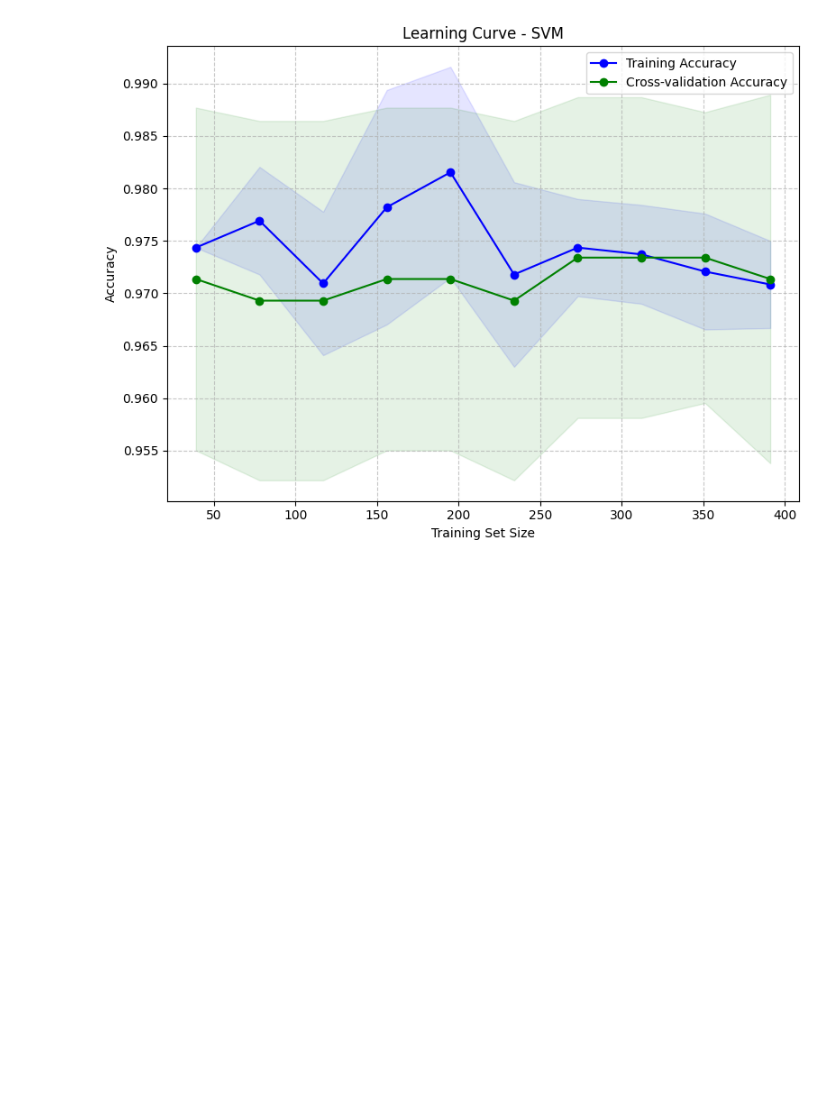
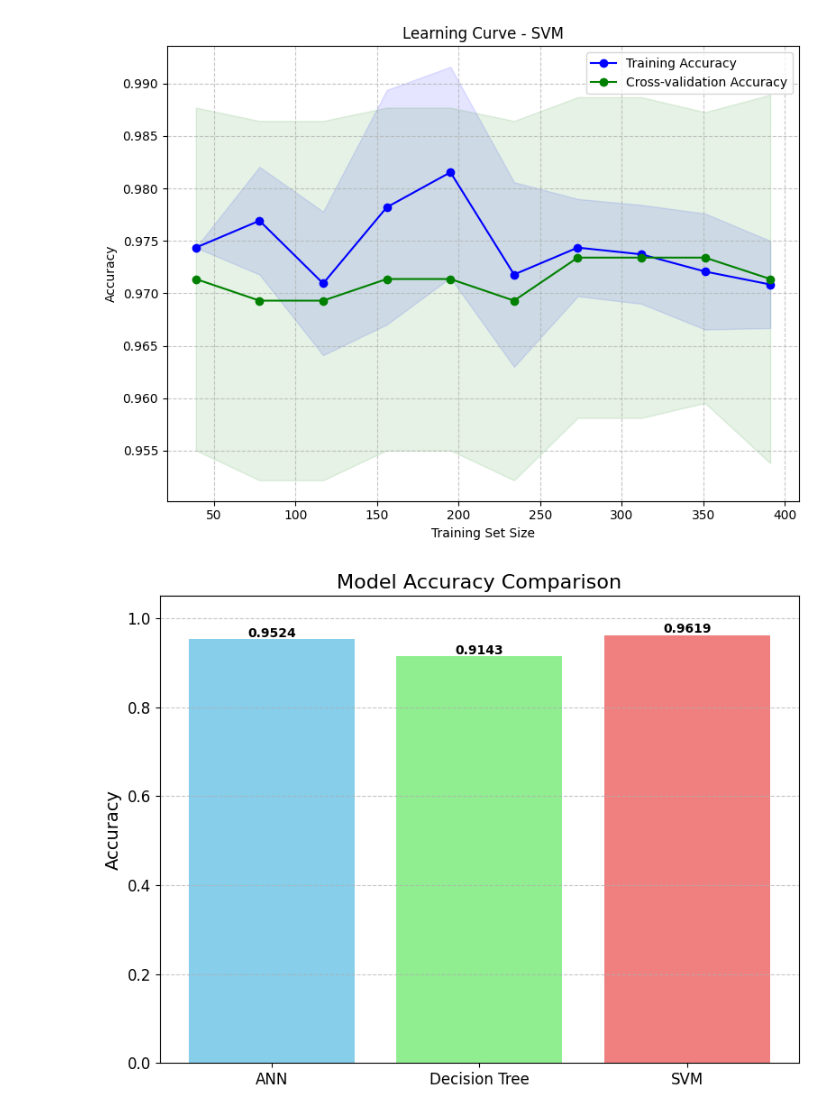
Before and after one commit to Rabia-Akhtr/Data-Science-Project-Breast_Cancer_Classification_ML, a Jupyter notebook: Data_Science_Project.ipynb, the cells around one changed output. Cells and saved outputs as stored; diff of their text form; code cells hidden in the pictures; blank space fills up the shorter version.

```diff
--- a/Data_Science_Project.ipynb
+++ b/Data_Science_Project.ipynb
@@ -964,6 +968,10 @@ from sklearn.metrics import accuracy_score, precision_score, recall_score, f1_sc
 def evaluate_decision_tree(model, X_test, y_test):
     y_pred = model.predict(X_test)
     y_prob = model.predict_proba(X_test)[:, 1]
+
+    # ROC curve calculated ONCE
+    fpr, tpr, thresholds = roc_curve(y_test, y_prob)
+
     tn, fp, fn, tp = confusion_matrix(y_test, y_pred).ravel()
 
     metrics = {
@@ -973,10 +981,10 @@ def evaluate_decision_tree(model, X_test, y_test):
         'f1': f1_score(y_test, y_pred),
         'specificity': tn / (tn + fp),
         'npv': tn / (tn + fn) if (tn + fn) > 0 else 0,
-        'roc_auc': auc(*roc_curve(y_test, y_prob)[:2]), # ← AUC = SCORE (a single number)
+        'roc_auc': auc(fpr, tpr),  # reuse fpr, tpr
         'confusion_matrix': confusion_matrix(y_test, y_pred),
-        'fpr': roc_curve(y_test, y_prob)[0],   # ← FPR values for ROC plot
-        'tpr': roc_curve(y_test, y_prob)[1]    # ← TPR values for ROC plot
+        'fpr': fpr,
+        'tpr': tpr
     }
     return metrics
 
@@ -1382,3 +1385,41 @@ def plot_learning_curve(model, X_train, y_train, model_name="SVM"):
 plot_learning_curve(best_svm, X_train_scaled, y_train, model_name="SVM")
 # %% [output]
 [figure]
+# %%
+def compare_model_accuracies(ann_metrics, dt_metrics, svm_metrics):
+    """
+    Compare model accuracies for ANN, Decision Tree, and SVM.
+
+    Args:
+        ann_metrics: Dictionary containing ANN evaluation results
+        dt_metrics: Dictionary containing Decision Tree evaluation results
+        svm_metrics: Dictionary containing SVM evaluation results
+    """
+    results = {
+        'ANN': ann_metrics['accuracy'],
+        'Decision Tree': dt_metrics['accuracy'],
+        'SVM': svm_metrics['accuracy']
+    }
+
+    # Plotting
+    plt.figure(figsize=(8, 6))
+    plt.bar(results.keys(), results.values(), color=['skyblue', 'lightgreen', 'lightcoral'])
+
+    # Add accuracy labels on top of bars
+    for key, value in results.items():
+        plt.text(key, value + 0.005, f"{value:.4f}", ha='center', fontweight='bold')
+
+    plt.title("Model Accuracy Comparison", fontsize=16)
+    plt.ylabel("Accuracy", fontsize=14)
+    plt.xticks(fontsize=12)
+    plt.yticks(fontsize=12)
+    plt.ylim(0, 1.05)
+    plt.grid(axis='y', linestyle='--', alpha=0.7)
+
+    plt.tight_layout()
+    plt.show()
+
+
+compare_model_accuracies(ann_metrics, dt_metrics, svm_metrics)
+# %% [output]
+[figure, added]
```
Also changed, not shown: parts of 10 cells of this notebook.
